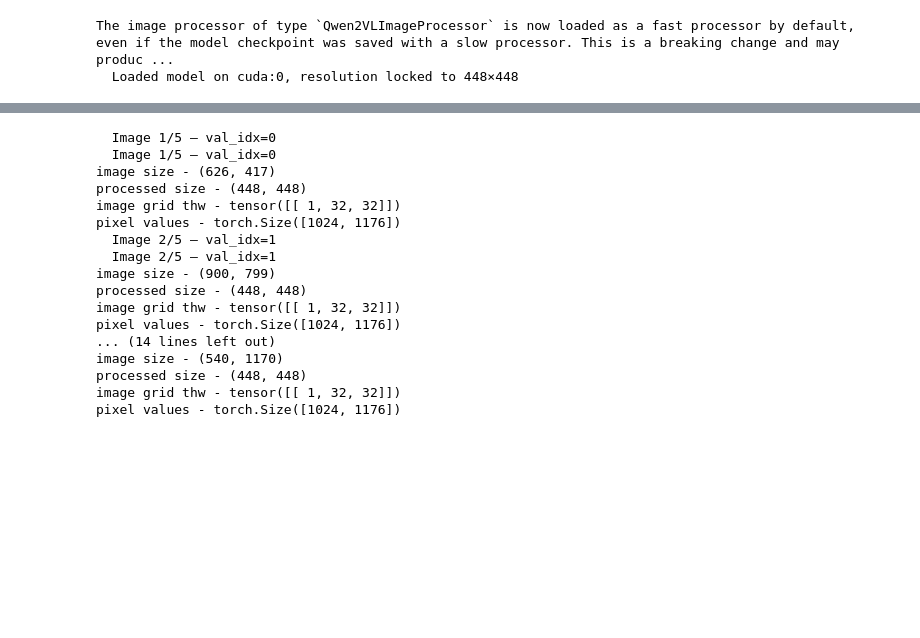
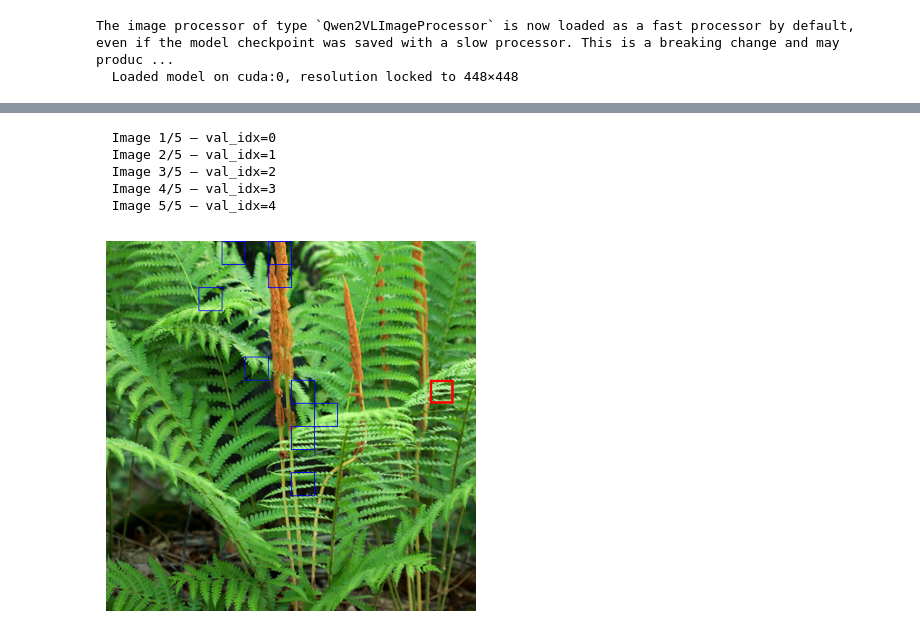
Before and after one commit to Praful932/latentlens, a Jupyter notebook: experiment/working_nbs/3_bbox_check.ipynb, the cells around one changed output, grey strips where cells are left out. Cells and saved outputs as stored; diff of their text form; code cells hidden in the pictures; blank space fills up the shorter version.

```diff
--- a/experiment/working_nbs/3_bbox_check.ipynb
+++ b/experiment/working_nbs/3_bbox_check.ipynb
@@ -118,7 +162,7 @@ def load_model(model_dir: Path):
     return model, processor
 
 
-model, processor,= load_model(model_dir)
+model, processor= load_model(model_dir)
 # %% [output]
 `torch_dtype` is deprecated! Use `dtype` instead!
 The image processor of type `Qwen2VLImageProcessor` is now loaded as a fast processor by default, even if the model checkpoint was saved with a slow processor. This is a breaking change and may produc ...
@@ -142,14 +223,12 @@ def get_images_with_bboxes(images, processor, seed=42):
         return img.crop(((w - s) // 2, (h - s) // 2, (w + s) // 2, (h + s) // 2))
 
     def draw_bboxes(record: dict, image_idx: int) -> dict:
-        print(f"  Image {i + 1}/{len(images)} — val_idx={record['idx']}")
-        print(f"image size - {record['image'].size}")
 
         processed = _center_crop_square(record["image"]).resize(
             (FIXED_RESOLUTION, FIXED_RESOLUTION), Image.LANCZOS
         )
         # 448, 448
-        print(f"processed size - {processed.size}")
+        # print(f"processed size - {processed.size}")
 
         # 448, 448 -> with each patch size of 14, 14, you'll have 28x28 = 784 patches
         inputs = processor(
@@ -157,15 +236,17 @@ def get_images_with_bboxes(images, processor, seed=42):
             text="<|image_pad|>Describe this image.",
             return_tensors="pt",
         )
-        print(f"image grid thw - {inputs['image_grid_thw']}")
-        print(f"pixel values - {inputs['pixel_values'].shape}")
+        # print(f"image grid thw - {inputs['image_grid_thw']}")
+        # print(f"pixel values - {inputs['pixel_values'].shape}")
 
         # Derive merged token grid from image_grid_thw
         thw = inputs["image_grid_thw"]        # [1, 3]: (temporal, grid_h, grid_w)
         _, gh, gw = thw[0].tolist()
         merge_size = processor.image_processor.merge_size   # = 2
+        # 32 // 2 = 16, llm seems 16 x 16 (256) total patches/tokens each of size 14 x 14
         H = int(gh) // merge_size
         W = int(gw) // merge_size
+        # 448 // 16 = 28, 16 by 16 is what the llm sees, it corresponds to 28 x 28 patches of the original image
         merged_patch_px = FIXED_RESOLUTION // W             # = 28px per merged patch
 
         # Locate vision tokens
@@ -173,6 +254,8 @@ def get_images_with_bboxes(images, processor, seed=42):
         positions = (input_ids == IMAGE_PAD_TOKEN_ID).nonzero(as_tuple=True)[0]
         vision_start = int(positions[0])
         num_vision = len(positions)
+
+        # print(f"num_vision - {num_vision}")
 
         # Pick selected patch: random choice from top-10 highest-variance patches
         img_arr = np.array(processed)
@@ -225,19 +308,11 @@ def get_images_with_bboxes(images, processor, seed=42):
 images_with_bboxes = get_images_with_bboxes(images, processor)
 # %% [output]
   Image 1/5 — val_idx=0
-  Image 1/5 — val_idx=0
-image size - (626, 417)
-processed size - (448, 448)
-image grid thw - tensor([[ 1, 32, 32]])
-pixel values - torch.Size([1024, 1176])
   Image 2/5 — val_idx=1
-  Image 2/5 — val_idx=1
-image size - (900, 799)
-processed size - (448, 448)
-image grid thw - tensor([[ 1, 32, 32]])
-pixel values - torch.Size([1024, 1176])
-... (14 lines left out)
-image size - (540, 1170)
-processed size - (448, 448)
-image grid thw - tensor([[ 1, 32, 32]])
-pixel values - torch.Size([1024, 1176])
+  Image 3/5 — val_idx=2
+  Image 4/5 — val_idx=3
+  Image 5/5 — val_idx=4
+# %%
+show_image(images_with_bboxes[3]["image_with_bboxes"])
+# %% [output]
+[figure, added]
```
Also changed, not shown: parts of 4 cells of this notebook, 2 other files.
